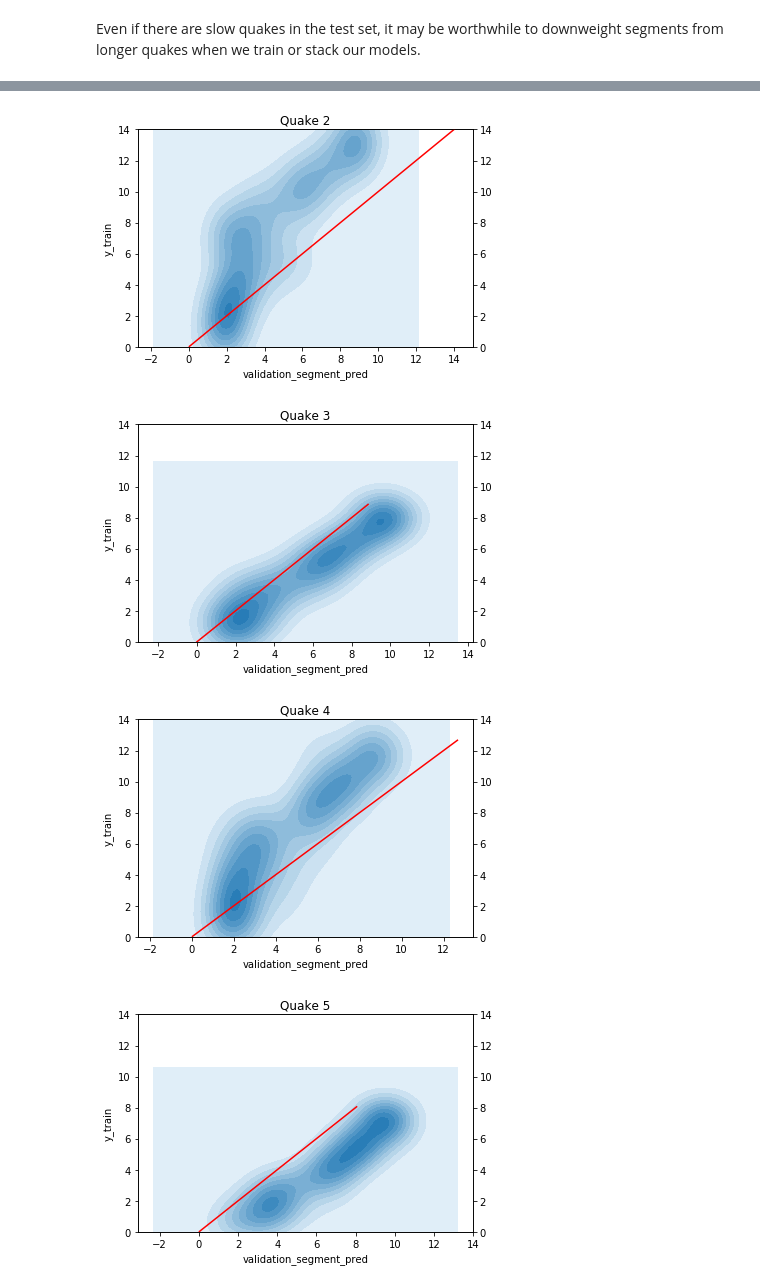
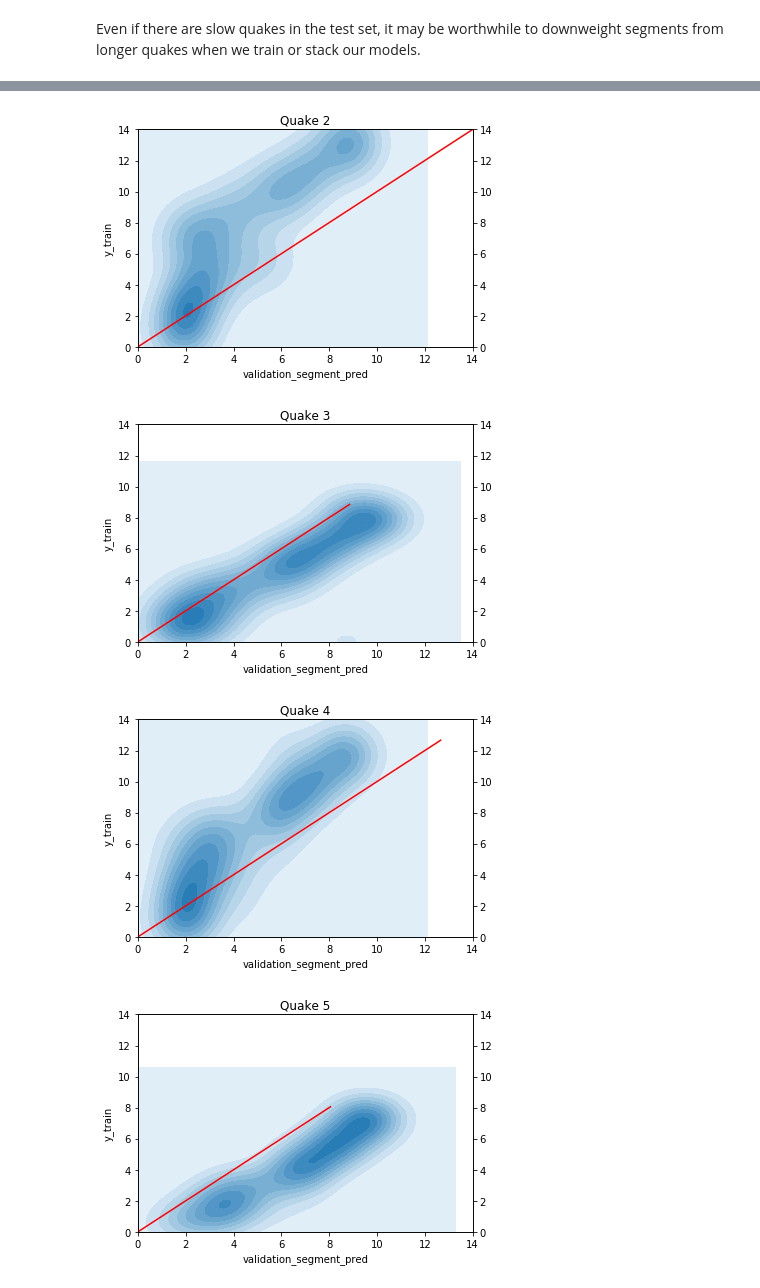
Before and after one commit to arvindmvepa/kaggle_project, a Jupyter notebook: notebooks/error_analysis2.ipynb, the cells around one changed output, grey strips where cells are left out. Drawn from its saved outputs; the diff is of its cells as text; code cells hidden in the pictures.

```diff
--- a/notebooks/error_analysis2.ipynb
+++ b/notebooks/error_analysis2.ipynb
@@ -30,3 +31,6 @@ def get_model():
     selected_model = RandomForestRegressor(**kwargs)
 
     return selected_model
+# %%
+DATA_DIR = '../../input'
+os.path.join(DATA_DIR,'exp2.csv')
@@ -33,16 +39,11 @@ def get_model():
 # %%
-exp2 = pd.read_csv('data/exp2.csv', index_col=0)
-exp2.sort_values(by='score').head()
+exp2 = pd.read_csv(os.path.join(DATA_DIR, 'exp2.csv'), index_col=0)
+x_tr_scaled = pd.read_csv(os.path.join(DATA_DIR, 'X_tr_scaled.csv'), index_col=0)
+y_tr = pd.read_csv(os.path.join(DATA_DIR, 'y_tr.csv'), index_col=0)
+segment_df = pd.read_csv(os.path.join(DATA_DIR,'segment_df.csv'), index_col=0)
 
-x_tr_scaled = pd.read_csv('data/X_tr_scaled.csv', index_col=0)
+print(y_tr.shape)
 print(x_tr_scaled.shape)
-x_tr_scaled.head()
-
-y_tr = pd.read_csv('data/y_tr.csv', index_col=0)
-print(y_tr.shape)
-y_tr.head()
-
-segment_df = pd.read_csv('segment_df.csv', index_col=0)
 print(segment_df.shape)
 segment_df.head()
 # %% [output]
@@ -265,3 +246,0 @@ Int64Index([2052, 2053, 2054, 2055, 2056, 2057, 2058, 2059, 2060, 2061,
-# %%
-sub_segment = segment_df.iloc[quake_df.loc[quake_num,'segment_idxes']]
-sub_segment.head()
@@ -279,3 +251,5 @@ One advantage of using a continuous interval of time for the training set is tha
+# %%
+segment_df['validation_segment_residual'] = segment_df['y_train'] - segment_df['validation_segment_pred']
 # %%
 segment_df['validation_segment_residual_2'] = segment_df.rolling(window=2)['validation_segment_residual'].mean()
 segment_df['validation_segment_residual_50'] = segment_df.rolling(window=50)['validation_segment_residual'].mean()
@@ -351,11 +330,21 @@ for i in range(1,16):
     plt.figure(i)
     ax1 = sns.kdeplot(sub_segment['validation_segment_pred'], sub_segment['y_train'], shade=True)
     ax1.set_ylim(0,14)
+    ax1.set_xlim(0,14)
     ax1.set_title('Quake {}'.format(i))
 
     ax2 = ax1.twinx()
-    ax2.plot(sub_segment['y_train'],sub_segment['y_train'], color='r')
+    ax2.plot(sub_segment['y_train'],sub_segment['y_train'], color='#FF0000')
     ax2.set_ylim(0,14)
 
+## Error Margin
+#     ax3 = ax1.twinx()
+#     ax3.plot(sub_segment['y_train'],sub_segment['y_train']-1.5, color='#FF8080')
+#     ax3.set_ylim(0,14)
+
+#     ax4 = ax1.twinx()
+#     ax4.plot(sub_segment['y_train'],sub_segment['y_train']+1.5, color='#FF8080')
+#     ax4.set_ylim(0,14)
+
     plt.show()
 # %% [output]
@@ -363,4 +352,4 @@ for i in range(1,16):
-[figure, old version]
+[figure, new version]
-[figure, old version]
+[figure, new version]
-[figure, old version]
+[figure, new version]
-[figure, old version]
+[figure, new version]
```
Also changed, not shown: parts of 43 cells of this notebook.
